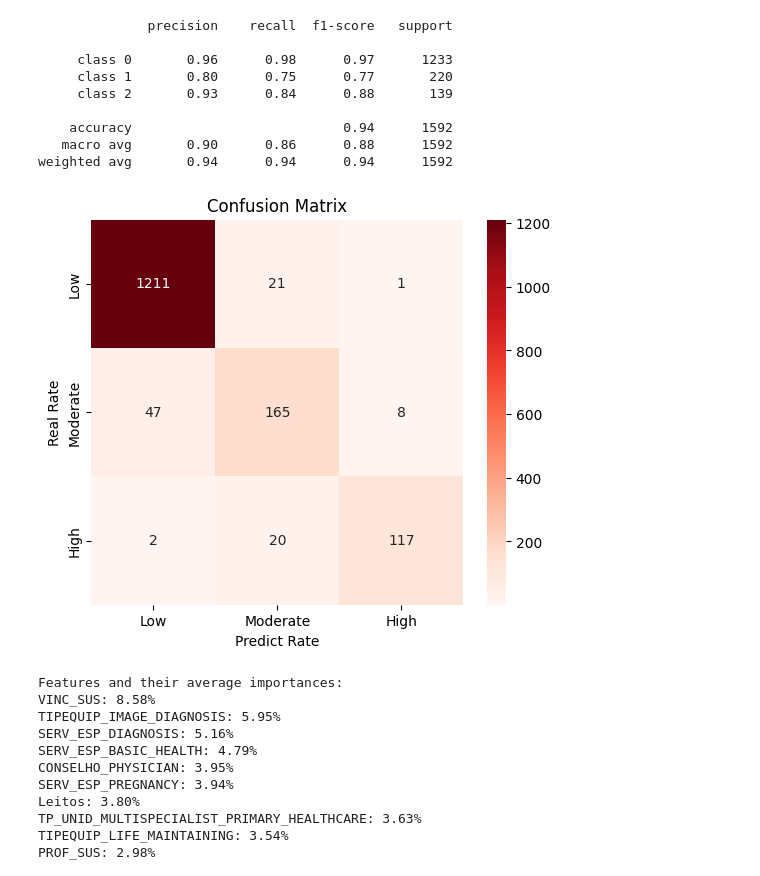
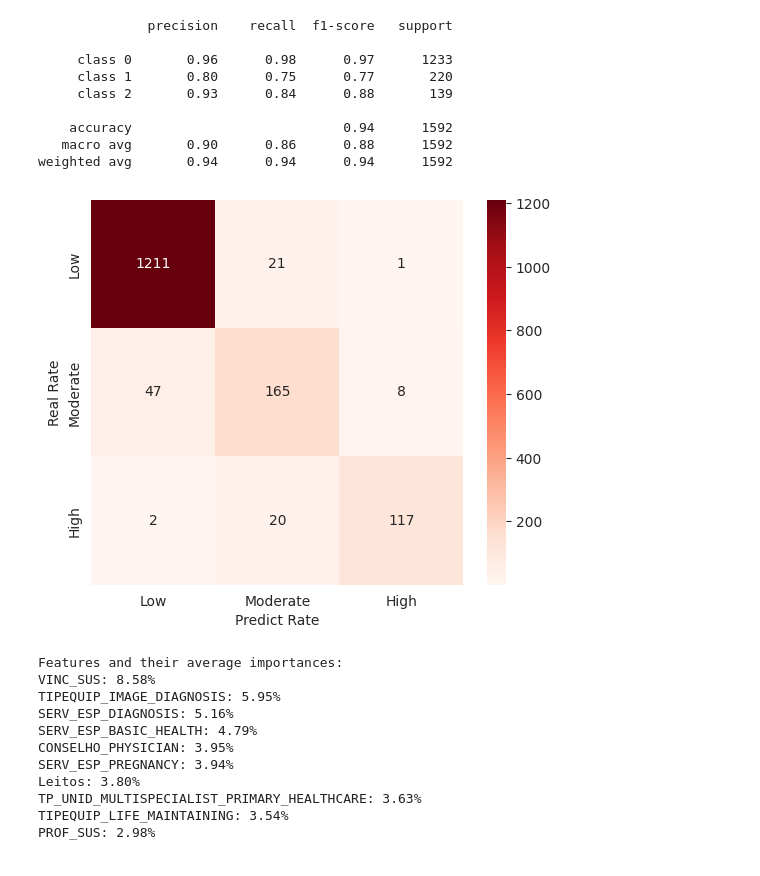
Before and after one commit to caibealves/Suicide_Rate, a Jupyter notebook: Rate_Infrastructure_Analysis.ipynb, the cells around one changed output. Saved outputs shown, nothing was run; the diff lists cells and outputs as text; code cells hidden in the pictures.

```diff
--- a/Rate_Infrastructure_Analysis.ipynb
+++ b/Rate_Infrastructure_Analysis.ipynb
@@ -219,3 +220,9 @@ XGBClassifier(base_score=None, booster=None, callbacks=None,
               min_child_weight=1, missing=nan, monotone_constraints=None,
               multi_strategy=None, n_estimators=1000, n_jobs=None,
               num_parallel_tree=None, objective='multi:softprob', ...)
+# %%
+y_pred_train = xg.predict(X_train)
+y_pred = xg.predict(X_test)
+
+print("Train Accuracy:",metrics.accuracy_score(y_train, y_pred_train))
+print("Test Accuracy:",metrics.accuracy_score(y_test, y_pred))
@@ -237,16 +247,14 @@ weighted avg       0.94      0.94      0.94      1592
 # %%
 cm = confusion_matrix(y_true, y_pred)
 
-# Criando o gráfico de calor (heatmap)
 plt.figure(figsize=(6, 5))
 sns.heatmap(cm, annot=True, fmt="d", cmap="Reds", xticklabels=["Low", "Moderate", "High"], yticklabels=["Low", "Moderate", "High"])
 plt.xlabel("Predict Rate")
 plt.ylabel("Real Rate")
-plt.title("Confusion Matrix")
 plt.savefig(fname='ConfusionMatrix_North.png', dpi=300, format='png',bbox_inches='tight')
 plt.show()
 # %% [output]
-[figure, old version]
+[figure, new version]
 # %%
 # Showing the feature importance
 importances = xg.feature_importances_
```
Also changed, not shown: parts of 7 cells of this notebook.
